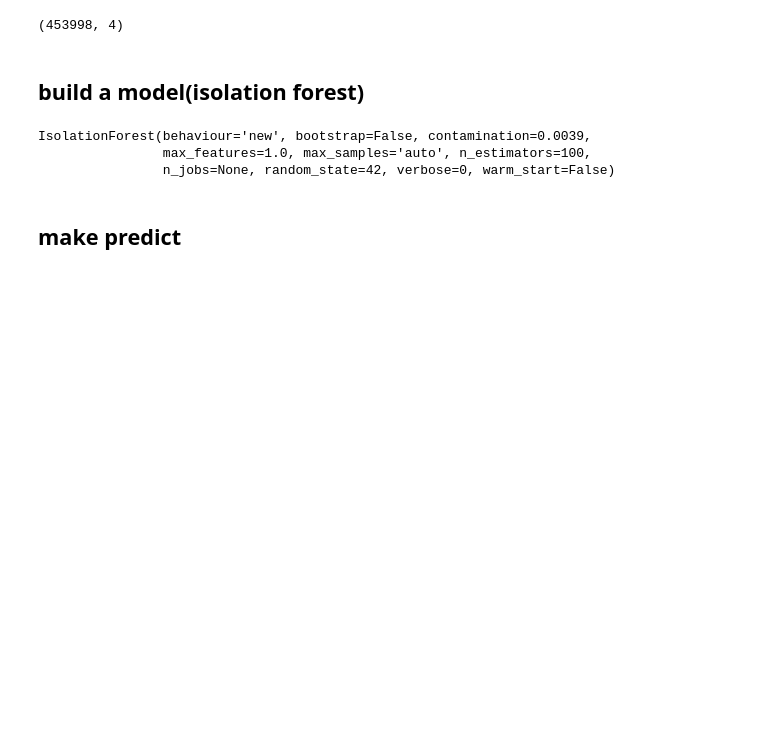
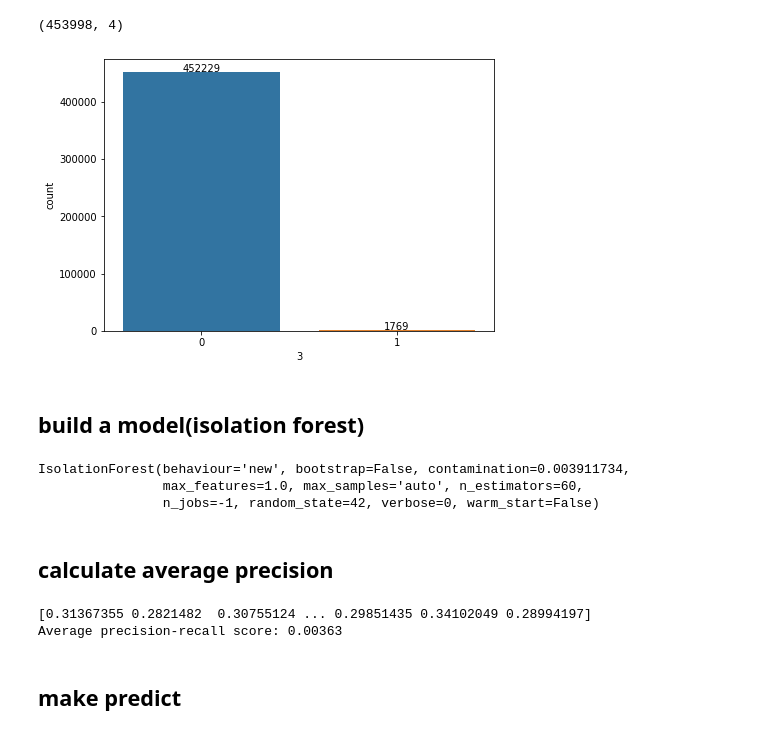
Before and after one commit to ahsanMah/COMP562_Project, a Jupyter notebook: Isolation_Forest.ipynb, the cells around one changed output. Cells and saved outputs as stored; diff of their text form; code cells hidden in the pictures; blank space fills up the shorter version.

Commit message:
Isolation_forest

```diff
--- a/Isolation_Forest.ipynb
+++ b/Isolation_Forest.ipynb
@@ -29,21 +32,40 @@ test_label = http_test.iloc[:,-1]
 http_train.shape
 # %% [output]
 (453998, 4)
+# %%
+plt.figure(figsize=(7,5))
+fig = sns.countplot(x="3", data=http_train)
+for p in fig.patches:
+    height = p.get_height()
+    fig.text(p.get_x()+p.get_width()/2., height + 0.5,height ,ha="center")
+# %% [output]
+[figure, added]
 # %% [markdown]
 ## build a model(isolation forest)
 # %%
-IF_model = IsolationForest(max_samples="auto",random_state=42,contamination=0.0039, behaviour='new')
-# param_grid = {'n_estimators': list(range(100, 800, 5)),
-#               'max_samples': list(range(100, 500, 5)),
-#               'contamination': [0.1, 0.2, 0.3, 0.4, 0.5],
-#               'bootstrap': [True, False],
-#               'n_jobs': [5, 10, 20, 30]}
-# IF_model = GridSearchCV(IF_model, param_grid ,scoring='average_precision', cv=5)
+IF_model = IsolationForest(n_estimators=60,random_state=42,contamination=(0.003911734),n_jobs=-1,behaviour="new")
+# param_grid = {'n_estimators': list(range(50, 300, 50)),
+#               'max_samples': list(range(200, 500, 20)),
+#               'contamination': [0.0040, 0.0050,0.0060,0.0070,0.0080,0.0090,0.010],
+#                }
+# #"'max_features':list"
+# IF_model = GridSearchCV(IF_model, param_grid ,scoring="average_precision", cv=5)
 IF_model.fit(train_data,train_label)
 # %% [output]
-IsolationForest(behaviour='new', bootstrap=False, contamination=0.0039,
-                max_features=1.0, max_samples='auto', n_estimators=100,
-                n_jobs=None, random_state=42, verbose=0, warm_start=False)
+IsolationForest(behaviour='new', bootstrap=False, contamination=0.003911734,
+                max_features=1.0, max_samples='auto', n_estimators=60,
+                n_jobs=-1, random_state=42, verbose=0, warm_start=False)
+# %% [markdown]
+## calculate average precision
+# %%
+test_score=IF_model.decision_function(test_data)
+print(test_score)
+average_precision = average_precision_score(test_label, test_score)
+print('Average precision-recall score: {0:0.5f}'.format(
+      average_precision))
+# %% [output]
+[0.31367355 0.2821482  0.30755124 ... 0.29851435 0.34102049 0.28994197]
+Average precision-recall score: 0.00363
 # %% [markdown]
 ## make predict
 # %%
```
Also changed, not shown: parts of 14 cells of this notebook, 2 other files.
